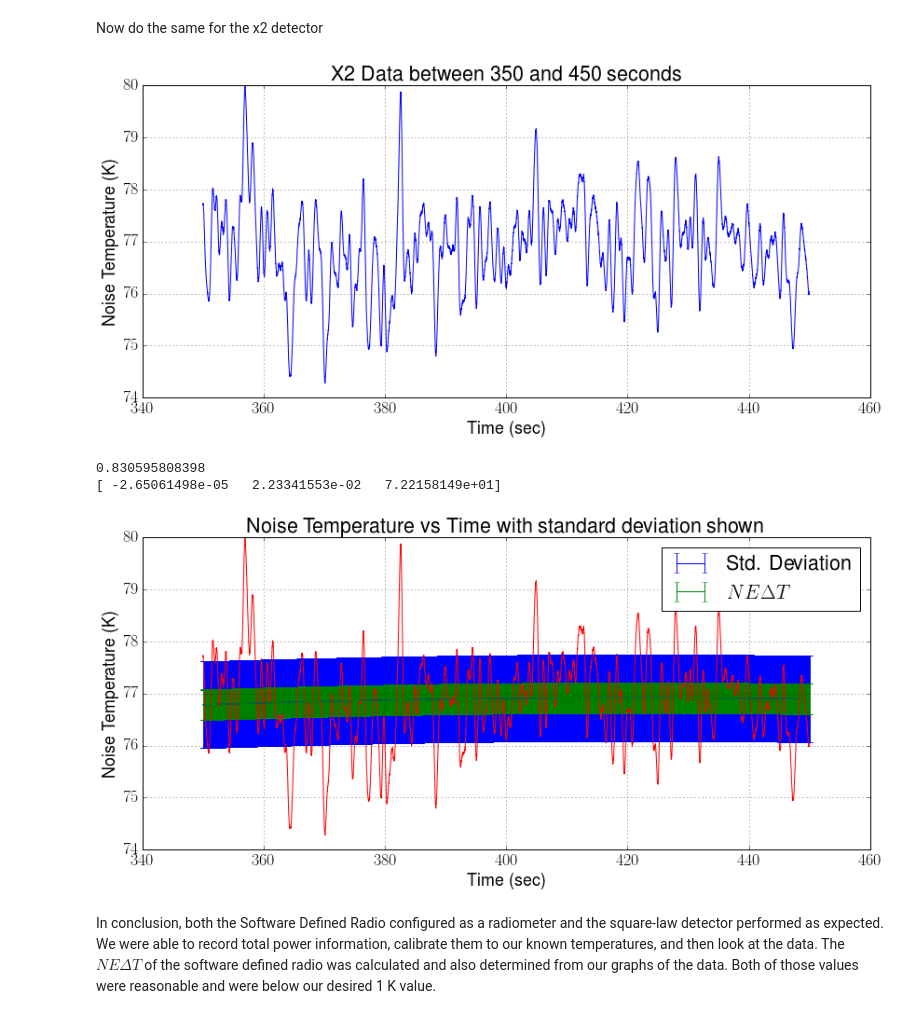
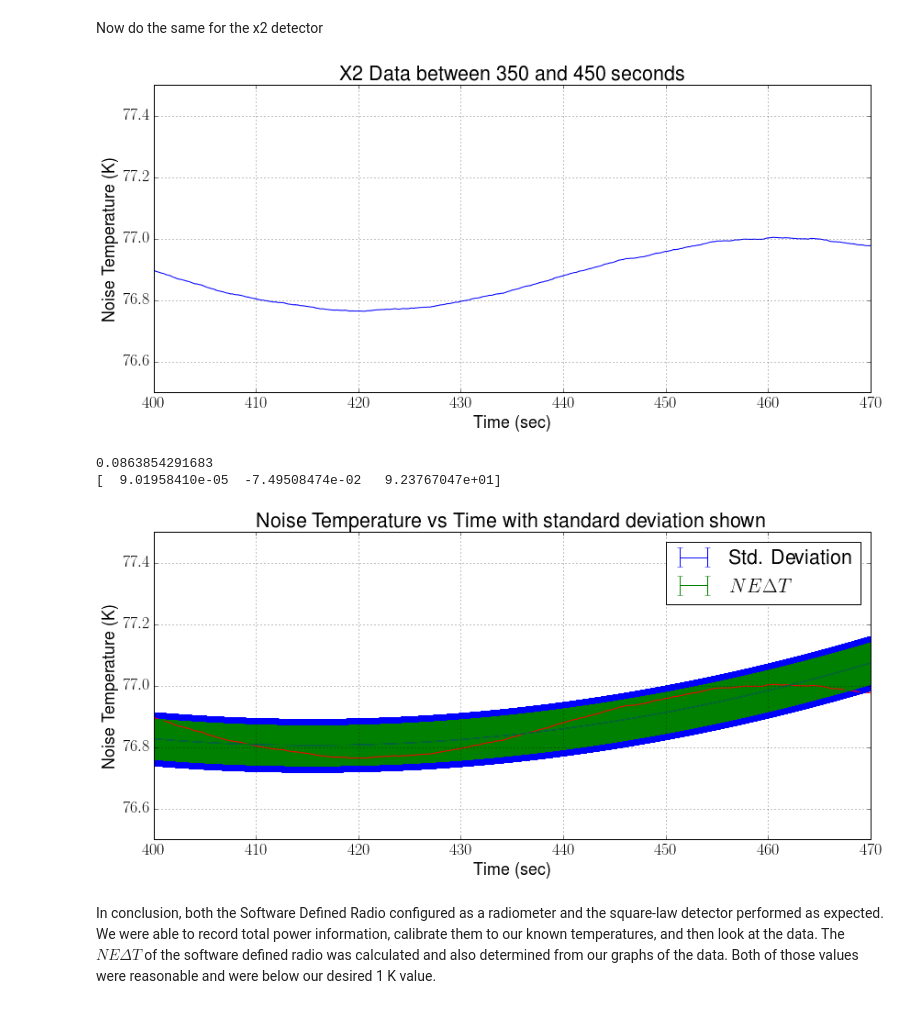
Before and after one commit to matgyver/Radiometer-SDR-Thesis, a Jupyter notebook: Experiments/Exp1/radiometer_experiment_1.ipynb, the cells around one changed output. Drawn from its saved outputs; the diff is of its cells as text; code cells hidden in the pictures.

```diff
--- a/Experiments/Exp1/radiometer_experiment_1.ipynb
+++ b/Experiments/Exp1/radiometer_experiment_1.ipynb
@@ -67,7 +67,7 @@ Tsys = 385 # The Analog RF Tsys from UofM
 TA = 77 # Antenna temperature or in our case matched load physical temp
 # %%
 NEAT_SDR = (TA + Tsys)/sqrt(BSDR*tau)
-NEAT_X2 = (TA + Tsys)/sqrt(BX2*.1)
+NEAT_X2 = (TA + Tsys)/sqrt(BX2*tau)
 # %%
 print NEAT_SDR
 print NEAT_X2
@@ -280,8 +280,8 @@ Unlike the software defined radio, we do not have an integrator or low pass filt
 Using Scipy, we can use the signal processing tools to generate a low pass filter and then apply it to the data we have.  Once again, python makes this very easy to implement and use.
 # %%
 from scipy import signal
-N=100
-Fc=.08
+N=9000
+Fc=1e-9
 Fs=1600
 h=scipy.signal.firwin(numtaps=N, cutoff=Fc, nyq=Fs/2)
 x2_filt=scipy.signal.lfilter(h,1.0,x2_voltage)
@@ -541,9 +542,9 @@ fig.savefig("std_dev_errbar.png", dpi=300)
 # %% [markdown]
 Now do the same for the x2 detector
 # %%
-x2t = w[(35000):45000]
+x2t = w[(40000):47000]
 #x2t = w[:(45000)]
-x2y = x2_calib[(35000):(45000)]
+x2y = x2_calib[(40000):(47000)]
 #x2y = x2_calib[:(45000)]
 # %%
 fig = plt.figure(figsize=(14,6), dpi=300)
@@ -552,32 +553,33 @@ xlabel('Time (sec)')
 ylabel('Noise Temperature (K)')
 title('X2 Data between 350 and 450 seconds')
 grid(True)
-#axis([340, 450, 75, 79])
+axis([400, 470, 76.5, 77.5])
 fig.savefig("X2_Zoom.pdf", dpi=300)
 fig.savefig("X2_Zoom.png", dpi=300)
 # %% [output]
-[figure, old version]
+[figure, new version]
 # %%
 fig = plt.figure(figsize=(14,6), dpi=300)
 stdx2 = numpy.std(x2y)
 print stdx2
 polyx2 = numpy.polyfit(x2t,x2y,2)
 print polyx2
 
 x2line = polyx2[0]*x2t*x2t+polyx2[1]*x2t+polyx2[2]
 plot(x2t,x2y,'r-')
 errorbar(x2t,x2line,stdx2,label='Std. Deviation')
 errorbar(x2t,x2line,NEAT_X2,ecolor='g', label='$NE\Delta T$')
 xlabel('Time (sec)')
 ylabel('Noise Temperature (K)')
 title('Noise Temperature vs Time with standard deviation shown')
+axis([400, 470, 76.5, 77.5])
 grid(True)
 legend(loc='upper right')
 fig.savefig("std_dev_errbar_x2.pdf", dpi=300)
 fig.savefig("std_dev_errbar_x2.png", dpi=300)
 # %% [output]
-0.830595808398
-[ -2.65061498e-05   2.23341553e-02   7.22158149e+01]
+0.0863854291683
+[  9.01958410e-05  -7.49508474e-02   9.23767047e+01]
-[figure, old version]
+[figure, new version]
 # %% [markdown]
 In conclusion, both the Software Defined Radio configured as a radiometer and the square-law detector performed as expected.  We were able to record total power information, calibrate them to our known temperatures, and then look at the data.  The $NE\Delta T$ of the software defined radio was calculated and also determined from our graphs of the data.  Both of those values were reasonable and were below our desired 1 K value.
```
Also changed, not shown: parts of 8 cells of this notebook, 26 other files.
